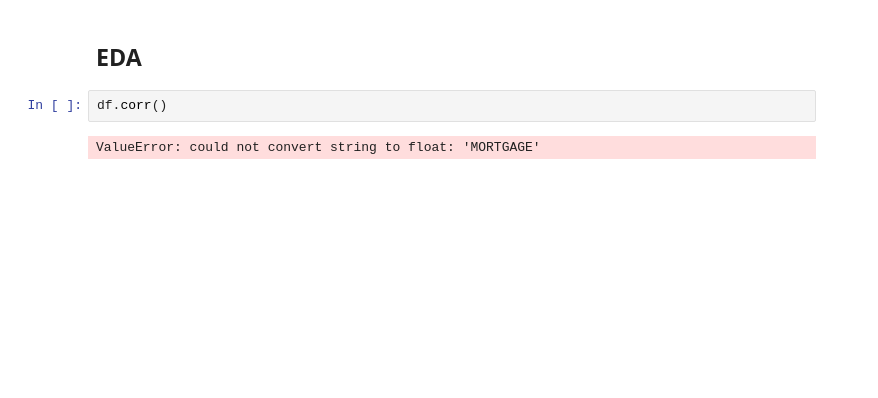
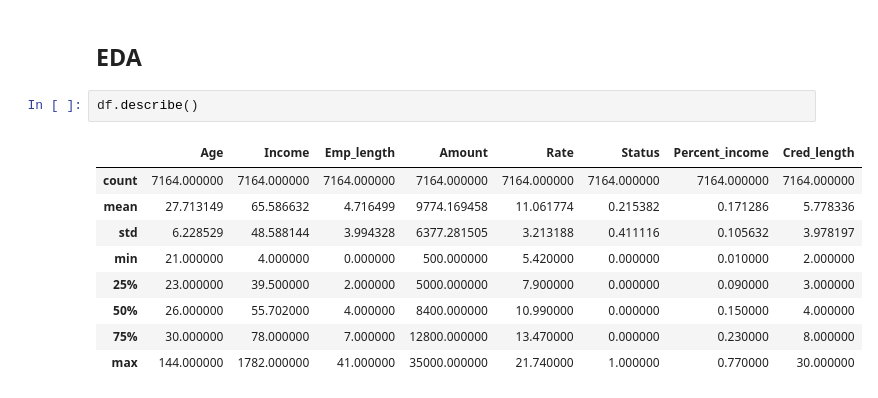
Before and after one commit to mulingwa/Loan_Risk_Prediction_Challenge_DATAMONDAYVIEWS, a Jupyter notebook: notebooks/Analysis.ipynb, the cells around one changed output. Saved outputs shown, nothing was run; the diff lists cells and outputs as text; blank space fills up the shorter version.

Commit message:
errors

```diff
--- a/notebooks/Analysis.ipynb
+++ b/notebooks/Analysis.ipynb
@@ -137,7 +137,15 @@ df.head()
 # %% [markdown]
 ## EDA
 # %%
-df.corr()
+df.describe()
 # %% [output]
-ValueError: could not convert string to float: 'MORTGAGE'
+|  | Age | Income | Emp_length | Amount | Rate | Status | Percent_income | Cred_length |
+| count | 7164.000000 | 7164.000000 | 7164.000000 | 7164.000000 | 7164.000000 | 7164.000000 | 7164.000000 | 7164.000000 |
+| mean | 27.713149 | 65.586632 | 4.716499 | 9774.169458 | 11.061774 | 0.215382 | 0.171286 | 5.778336 |
+| std | 6.228529 | 48.588144 | 3.994328 | 6377.281505 | 3.213188 | 0.411116 | 0.105632 | 3.978197 |
+| min | 21.000000 | 4.000000 | 0.000000 | 500.000000 | 5.420000 | 0.000000 | 0.010000 | 2.000000 |
+| 25% | 23.000000 | 39.500000 | 2.000000 | 5000.000000 | 7.900000 | 0.000000 | 0.090000 | 3.000000 |
+| 50% | 26.000000 | 55.702000 | 4.000000 | 8400.000000 | 10.990000 | 0.000000 | 0.150000 | 4.000000 |
+| 75% | 30.000000 | 78.000000 | 7.000000 | 12800.000000 | 13.470000 | 0.000000 | 0.230000 | 8.000000 |
+| max | 144.000000 | 1782.000000 | 41.000000 | 35000.000000 | 21.740000 | 1.000000 | 0.770000 | 30.000000 |
 # %%
```
Also changed, not shown: parts of 10 cells of this notebook.
